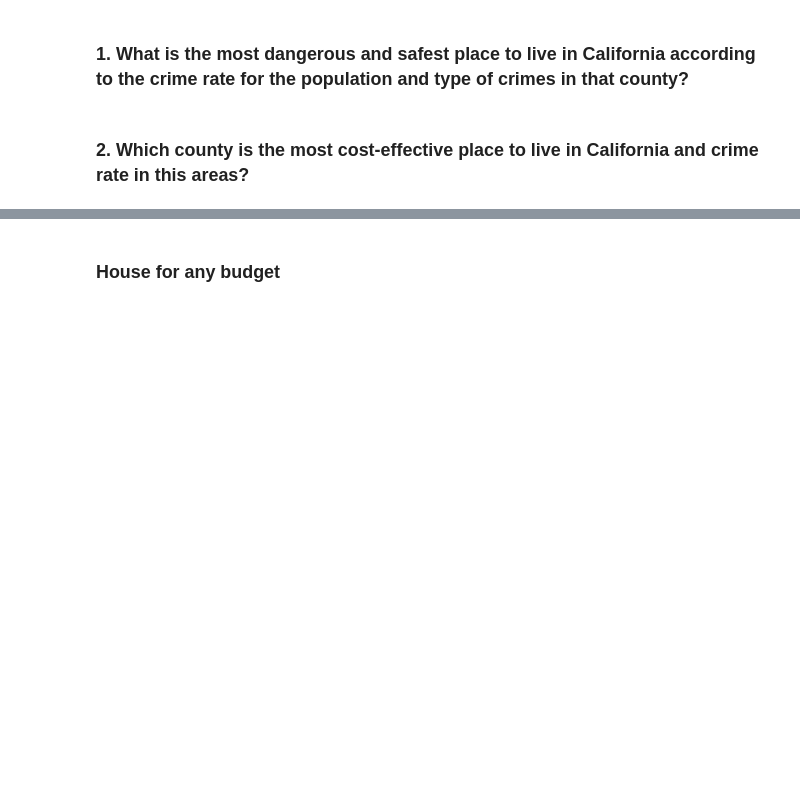
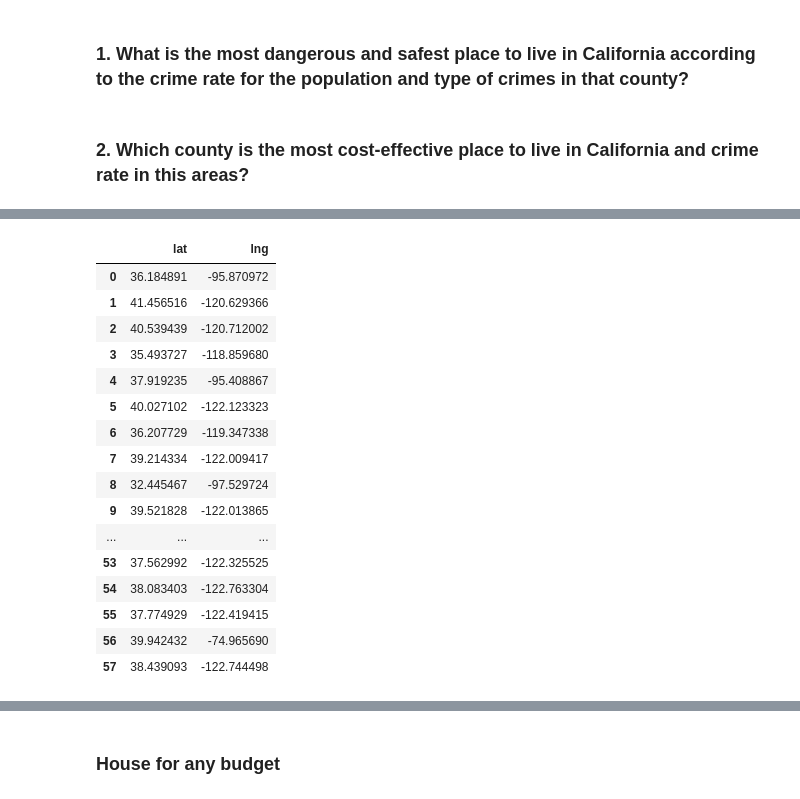
Before and after one commit to 52Godfrey/BestCityToLiveCA, a Jupyter notebook: Analisys.ipynb, the cells around one changed output, grey strips where cells are left out. Cells and saved outputs as stored; diff of their text form; code cells hidden in the pictures; blank space fills up the shorter version.

```diff
--- a/Analisys.ipynb
+++ b/Analisys.ipynb
@@ -101,0 +207,21 @@ plt.show()
+# %%
+locations = all_county[['lat', 'lng']].astype(float)
+locations
+# %% [output]
+|  | lat | lng |
+| 0 | 36.184891 | -95.870972 |
+| 1 | 41.456516 | -120.629366 |
+| 2 | 40.539439 | -120.712002 |
+| 3 | 35.493727 | -118.859680 |
+| 4 | 37.919235 | -95.408867 |
+| 5 | 40.027102 | -122.123323 |
+| 6 | 36.207729 | -119.347338 |
+| 7 | 39.214334 | -122.009417 |
+| 8 | 32.445467 | -97.529724 |
+| 9 | 39.521828 | -122.013865 |
+| ... | ... | ... |
+| 53 | 37.562992 | -122.325525 |
+| 54 | 38.083403 | -122.763304 |
+| 55 | 37.774929 | -122.419415 |
+| 56 | 39.942432 | -74.965690 |
+| 57 | 38.439093 | -122.744498 |
```
Also changed, not shown: parts of 26 cells of this notebook, 4 other files.
